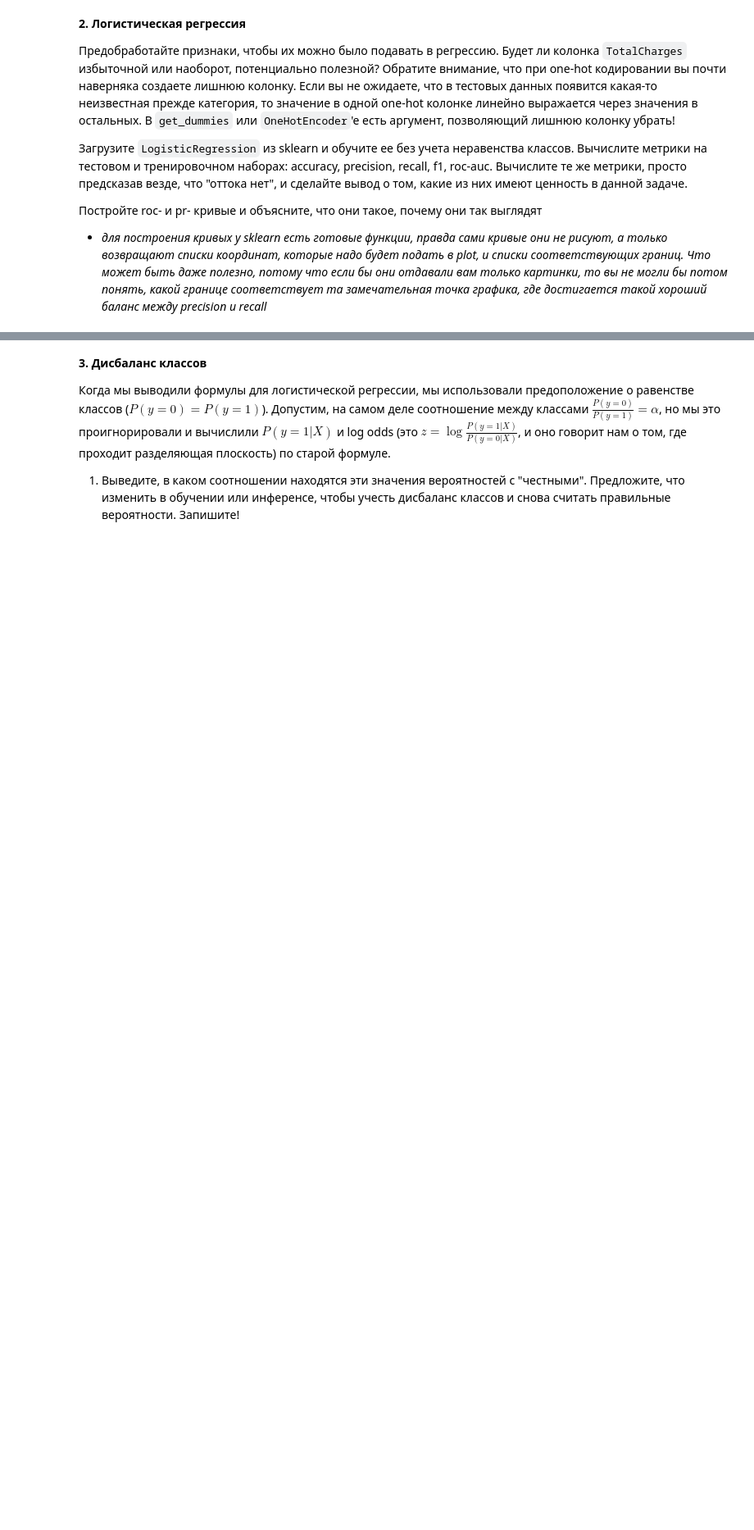
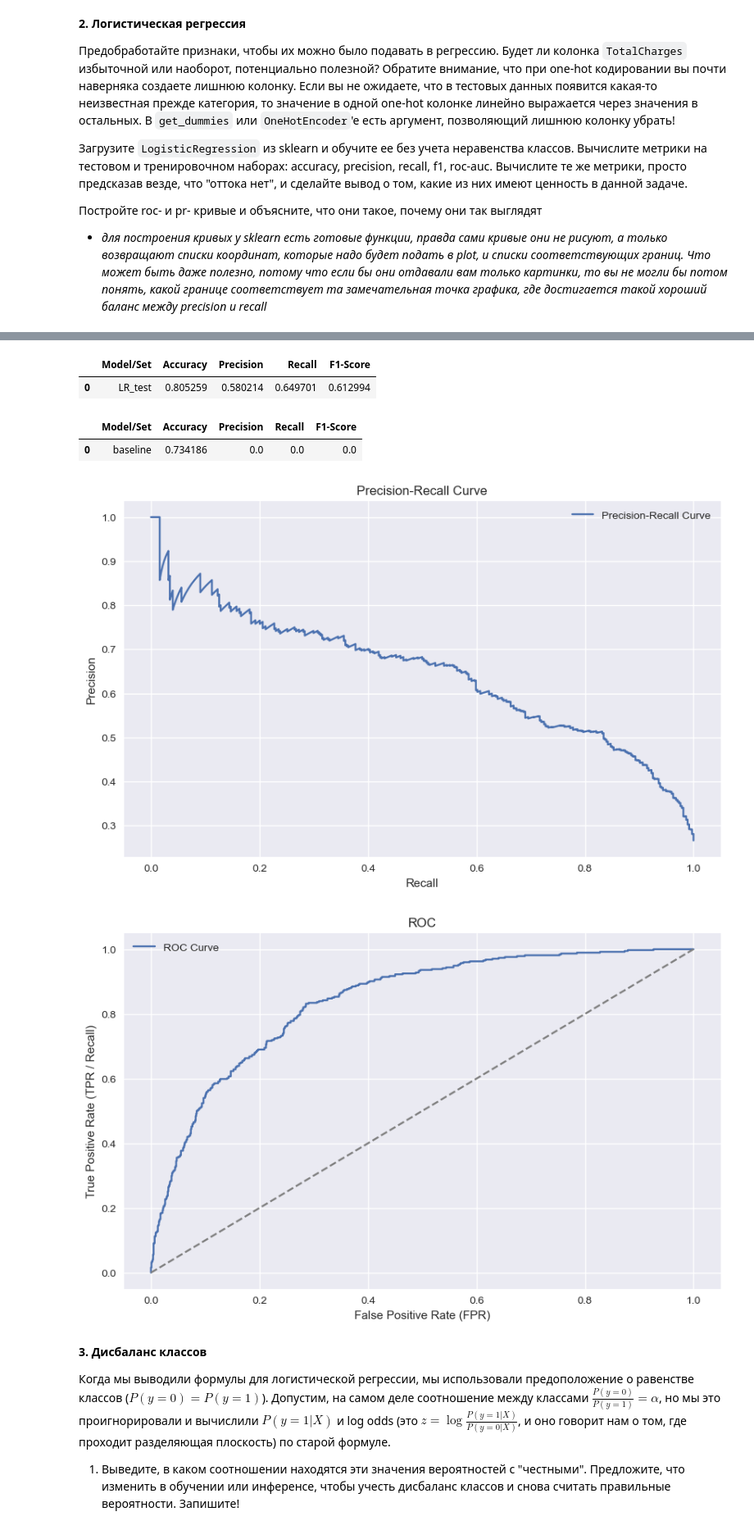
Before and after one commit to BorisKrutko/FAMS-BSU, a Jupyter notebook: ml bsu/lw3_classification_models/LB3_template.ipynb, the cells around one changed output, grey strips where cells are left out. Shown at 82% size. Drawn from its saved outputs; the diff is of its cells as text; code cells hidden in the pictures; blank space fills up the shorter version.

```diff
--- a/ml bsu/lw3_classification_models/LB3_template.ipynb
+++ b/ml bsu/lw3_classification_models/LB3_template.ipynb
@@ -237,0 +223,3 @@ memory usage: 1.1+ MB
+# %%
+data = data.drop(['customerID'], axis=1)
+data.info()
@@ -237,0 +266,3 @@ memory usage: 1.1+ MB
+# %%
+data['TotalCharges'] = pd.to_numeric(data['TotalCharges'], errors='coerce')
+data = data.dropna(subset=['TotalCharges'])
@@ -255,3 +322,34 @@ train['Churn'].value_counts(normalize=True), test['Churn'].value_counts(normaliz
 Постройте roc- и pr- кривые и объясните, что они такое, почему они так выглядят
 
 - *для построения кривых у sklearn есть готовые функции, правда сами кривые они не рисуют, а только возвращают списки координат, которые надо будет подать в plot, и списки соответствующих границ. Что может быть даже полезно, потому что если бы они отдавали вам только картинки, то вы не могли бы потом понять, какой границе соответствует та замечательная точка графика, где достигается такой хороший баланс между precision и recall*
+# %%
+from sklearn.metrics import accuracy_score, precision_score, recall_score, f1_score, roc_auc_score
+
+def calculate_metrics_df(y_true, y_pred, y_proba=None, model_name='Model'):
+    accuracy = accuracy_score(y_true, y_pred)
+    precision = precision_score(y_true, y_pred, zero_division=0)
+    recall = recall_score(y_true, y_pred, zero_division=0)
+    f1 = f1_score(y_true, y_pred, zero_division=0)
+
+    metrics = {
+        'Model/Set': [model_name],
+        'Accuracy': [accuracy],
+        'Precision': [precision],
+        'Recall': [recall],
+        'F1-Score': [f1]
+    }
+
+    return pd.DataFrame(metrics)
+# %%
+y_train = train['Churn']
+train = train.drop(columns=['Churn'])
+
+y_test = test['Churn']
+test = test.drop(columns=['Churn'])
+
+n_samples = len(y_test)
+
+y_pred_baseline = np.zeros(len(y_test))
+
+y_proba_baseline = np.zeros((len(y_test), 2))
+y_proba_baseline[:, 0] = 1.0
@@ -257,0 +408,4 @@ train['Churn'].value_counts(normalize=True), test['Churn'].value_counts(normaliz
+# %%
+model = LogisticRegression(max_iter=10000, penalty='l2')
+train_predict_draw(model, train, y_train, y_pred_baseline)
+# %% [output]
@@ -258,3 +414,9 @@ train['Churn'].value_counts(normalize=True), test['Churn'].value_counts(normaliz
+|  | Model/Set | Accuracy | Precision | Recall | F1-Score |
+| 0 | LR_test | 0.805259 | 0.580214 | 0.649701 | 0.612994 |
+|  | Model/Set | Accuracy | Precision | Recall | F1-Score |
+| 0 | baseline | 0.734186 | 0.0 | 0.0 | 0.0 |
+[figure, added]
+[figure, added]
 # %% [markdown]
 **3. Дисбаланс классов**
 
```
Also changed, not shown: parts of 29 cells of this notebook.
